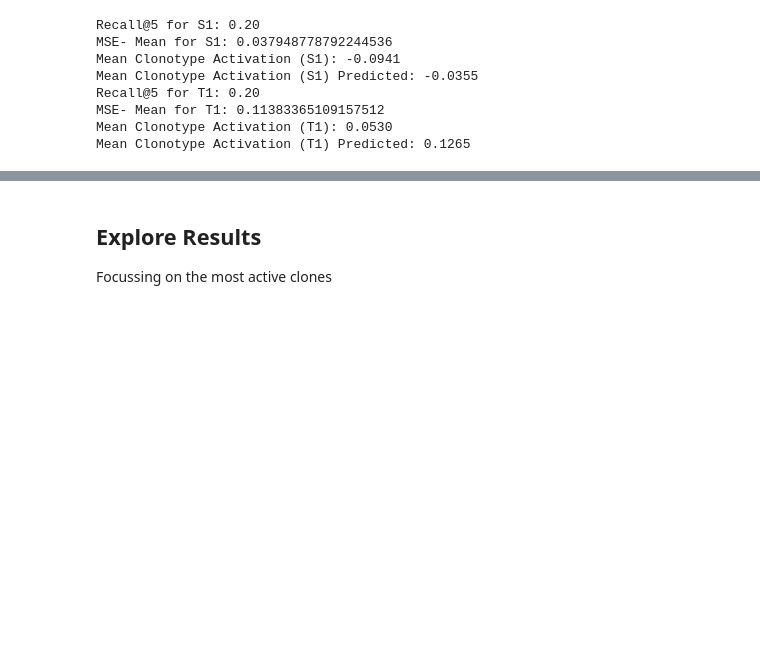
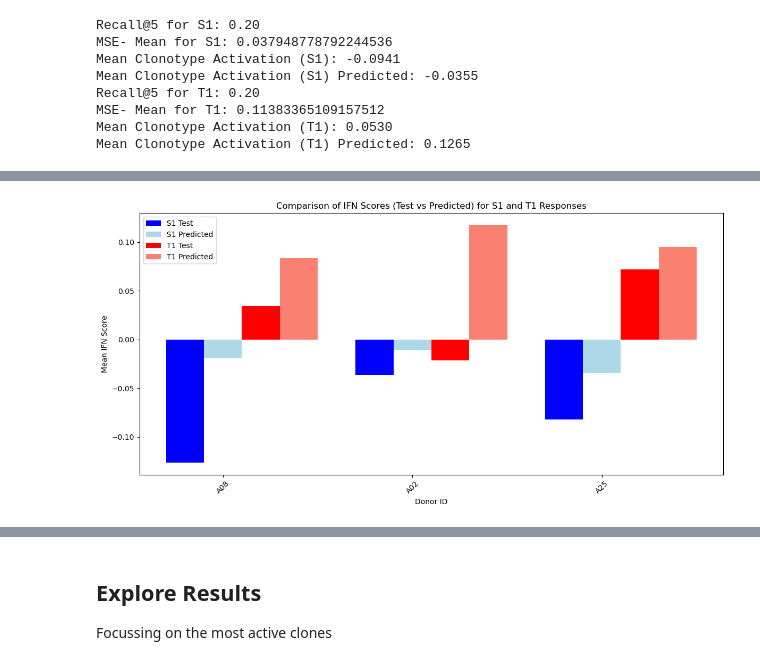
Before and after one commit to SchubertLab/VaccineSimulator, a Jupyter notebook: notebooks/model_notebooks/pipeline_donor.ipynb, the cells around one changed output, grey strips where cells are left out. Saved outputs shown, nothing was run; the diff lists cells and outputs as text; code cells hidden in the pictures; blank space fills up the shorter version.

```diff
--- a/notebooks/model_notebooks/pipeline_donor.ipynb
+++ b/notebooks/model_notebooks/pipeline_donor.ipynb
@@ -453,0 +607,45 @@ Mean Clonotype Activation (T1) Predicted: 0.1265
+# %%
+# Collect IFN scores (test and predicted) for each donor
+ifn_s1_test = []
+ifn_s1_pred = []
+ifn_t1_test = []
+ifn_t1_pred = []
+
+for donor in donor_ids:
+    # Get the indices of the clonotypes associated with the current donor
+    donor_clonotypes = [clone for clone, donor_id in clonotype_to_donor.items() if donor_id == donor]
+
+    # Get the feature and target data for the current donor's clonotypes
+    donor_mask = np.isin(unique_clonotypes, donor_clonotypes)
+    X_donor_test = X_aggregated[donor_mask]
+    y_s1_donor_test = y_s1_aggregated[donor_mask]
+    y_t1_donor_test = y_t1_aggregated[donor_mask]
+
+    # Predict responses using the model for this donor
+    y_s1_pred_donor = model_s1.predict(X_donor_test)
+    y_t1_pred_donor = model_t1.predict(X_donor_test)
+
+    # Compute IFN scores as the mean of test and predicted responses
+    ifn_s1_test.append(np.mean(y_s1_donor_test))
+    ifn_s1_pred.append(np.mean(y_s1_pred_donor))
+    ifn_t1_test.append(np.mean(y_t1_donor_test))
+    ifn_t1_pred.append(np.mean(y_t1_pred_donor))
+
+# Plotting IFN scores
+plt.figure(figsize=(12, 6))
+x = np.arange(len(donor_ids))
+
+plt.bar(x - 0.2, ifn_s1_test, width=0.2, label="S1 Test", color="blue")
+plt.bar(x, ifn_s1_pred, width=0.2, label="S1 Predicted", color="lightblue")
+plt.bar(x + 0.2, ifn_t1_test, width=0.2, label="T1 Test", color="red")
+plt.bar(x + 0.4, ifn_t1_pred, width=0.2, label="T1 Predicted", color="salmon")
+
+plt.xticks(x, donor_ids, rotation=45)
+plt.xlabel("Donor ID")
+plt.ylabel("Mean IFN Score")
+plt.title("Comparison of IFN Scores (Test vs Predicted) for S1 and T1 Responses")
+plt.legend()
+plt.tight_layout()
+plt.show()
+# %% [output]
+[figure, added]
```
Also changed, not shown: parts of 13 cells of this notebook, 3 other files.
